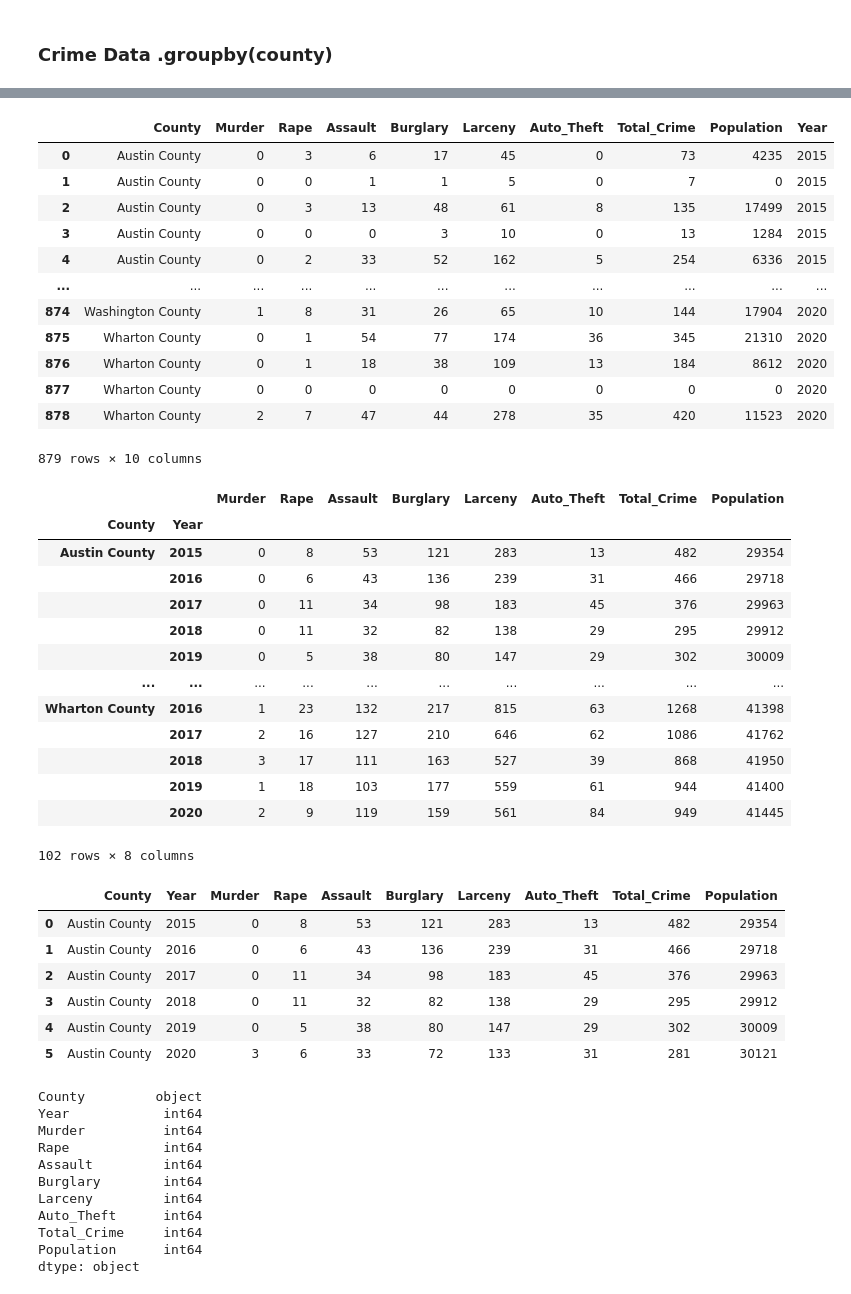
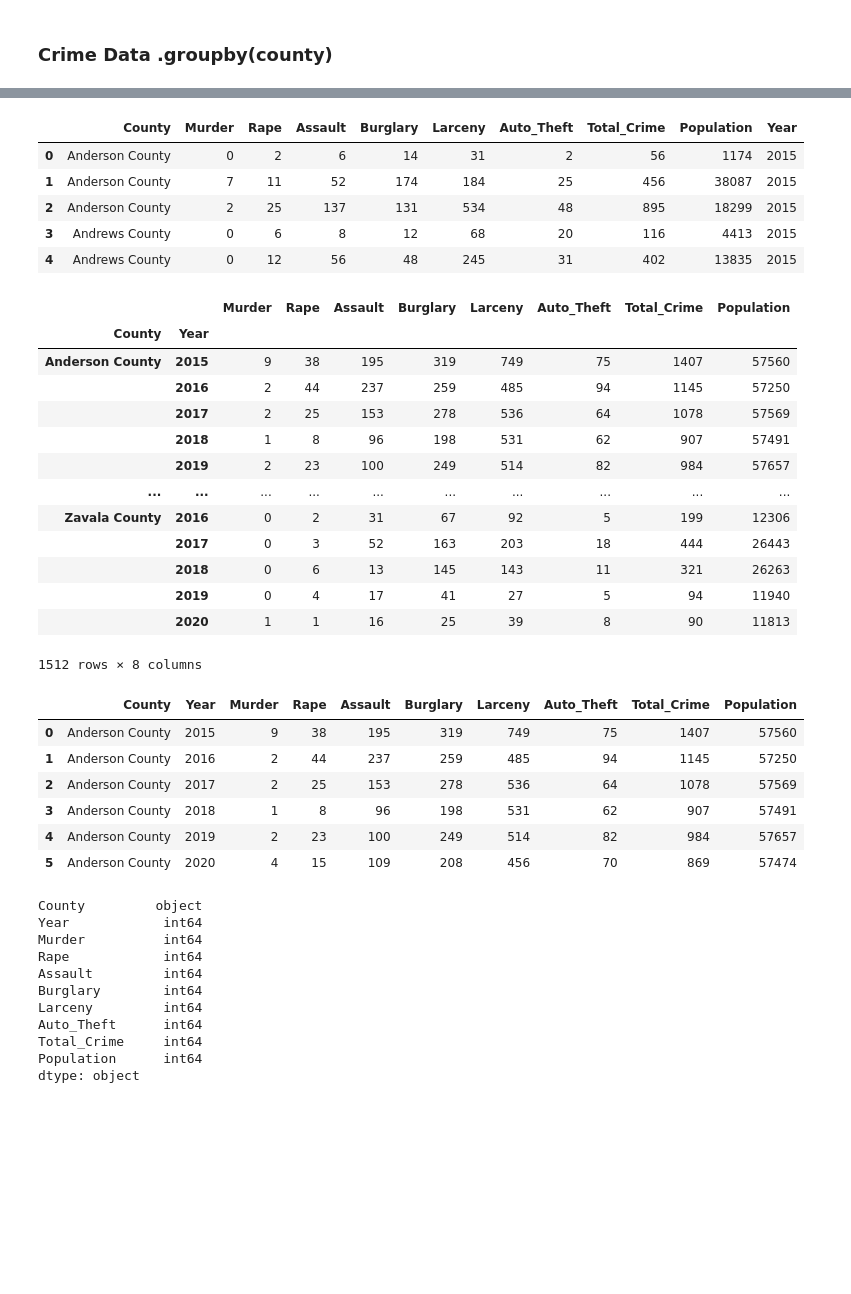
Before and after one commit to MiguelB512/Harris_Crime_Trends, a Jupyter notebook: Crime_Data_Analysis.ipynb, the cells around one changed output, grey strips where cells are left out. Cells and saved outputs as stored; diff of their text form; code cells hidden in the pictures; blank space fills up the shorter version.

```diff
--- a/Crime_Data_Analysis.ipynb
+++ b/Crime_Data_Analysis.ipynb
@@ -17,7 +17,8 @@ db_string = f"postgresql://bhmcd:{db_password}@crime-analysis.cnoedyl0m22c.us-ea
 engine = create_engine(db_string)
 # %%
 # Import CSV file
-df = pd.read_csv('Resources/CSV/Crime_Index_Greater_Houston_Area_2015_2020.csv')
+# CSV Texas-Crime-Index-2015-2020.csv which contains crime data for all of TX counties
+df = pd.read_csv('Resources/CSV/Texas-Crime-Index-2015-2020.csv')
 df.head(10)
 # %% [output]
 |  | AgencyName | Murder | Rape | Robbery | Assault | Burglary | Larceny | Auto Theft | Total | Population | ... |
@@ -176,51 +170,44 @@ counties_df
 # %%
 # Reorder columns
 new_column_order = ["County","Murder","Rape","Assault","Burglary","Larceny","Auto_Theft","Total_Crime","Population","Year"]
 counties_df = counties_df[new_column_order]
-counties_df
+counties_df.head()
 # %% [output]
 |  | County | Murder | Rape | Assault | Burglary | Larceny | Auto_Theft | Total_Crime | Population | Year |
-| 0 | Austin County | 0 | 3 | 6 | 17 | 45 | 0 | 73 | 4235 | 2015 |
-| 1 | Austin County | 0 | 0 | 1 | 1 | 5 | 0 | 7 | 0 | 2015 |
-| 2 | Austin County | 0 | 3 | 13 | 48 | 61 | 8 | 135 | 17499 | 2015 |
-| 3 | Austin County | 0 | 0 | 0 | 3 | 10 | 0 | 13 | 1284 | 2015 |
-| 4 | Austin County | 0 | 2 | 33 | 52 | 162 | 5 | 254 | 6336 | 2015 |
-| ... | ... | ... | ... | ... | ... | ... | ... | ... | ... | ... |
-| 874 | Washington County | 1 | 8 | 31 | 26 | 65 | 10 | 144 | 17904 | 2020 |
-| 875 | Wharton County | 0 | 1 | 54 | 77 | 174 | 36 | 345 | 21310 | 2020 |
-| 876 | Wharton County | 0 | 1 | 18 | 38 | 109 | 13 | 184 | 8612 | 2020 |
-| 877 | Wharton County | 0 | 0 | 0 | 0 | 0 | 0 | 0 | 0 | 2020 |
-| 878 | Wharton County | 2 | 7 | 47 | 44 | 278 | 35 | 420 | 11523 | 2020 |
+| 0 | Anderson County | 0 | 2 | 6 | 14 | 31 | 2 | 56 | 1174 | 2015 |
+| 1 | Anderson County | 7 | 11 | 52 | 174 | 184 | 25 | 456 | 38087 | 2015 |
+| 2 | Anderson County | 2 | 25 | 137 | 131 | 534 | 48 | 895 | 18299 | 2015 |
+| 3 | Andrews County | 0 | 6 | 8 | 12 | 68 | 20 | 116 | 4413 | 2015 |
+| 4 | Andrews County | 0 | 12 | 56 | 48 | 245 | 31 | 402 | 13835 | 2015 |
-879 rows × 10 columns
 # %%
 county_summary = counties_df.groupby(["County", "Year"]).sum()
 county_summary
 # %% [output]
 |  |  | Murder | Rape | Assault | Burglary | Larceny | Auto_Theft | Total_Crime | Population |
 | County | Year |  |  |  |  |  |  |  |  |
-| Austin County | 2015 | 0 | 8 | 53 | 121 | 283 | 13 | 482 | 29354 |
-|  | 2016 | 0 | 6 | 43 | 136 | 239 | 31 | 466 | 29718 |
-|  | 2017 | 0 | 11 | 34 | 98 | 183 | 45 | 376 | 29963 |
-|  | 2018 | 0 | 11 | 32 | 82 | 138 | 29 | 295 | 29912 |
-|  | 2019 | 0 | 5 | 38 | 80 | 147 | 29 | 302 | 30009 |
+| Anderson County | 2015 | 9 | 38 | 195 | 319 | 749 | 75 | 1407 | 57560 |
+|  | 2016 | 2 | 44 | 237 | 259 | 485 | 94 | 1145 | 57250 |
+|  | 2017 | 2 | 25 | 153 | 278 | 536 | 64 | 1078 | 57569 |
+|  | 2018 | 1 | 8 | 96 | 198 | 531 | 62 | 907 | 57491 |
+|  | 2019 | 2 | 23 | 100 | 249 | 514 | 82 | 984 | 57657 |
 | ... | ... | ... | ... | ... | ... | ... | ... | ... | ... |
-| Wharton County | 2016 | 1 | 23 | 132 | 217 | 815 | 63 | 1268 | 41398 |
-|  | 2017 | 2 | 16 | 127 | 210 | 646 | 62 | 1086 | 41762 |
-|  | 2018 | 3 | 17 | 111 | 163 | 527 | 39 | 868 | 41950 |
-|  | 2019 | 1 | 18 | 103 | 177 | 559 | 61 | 944 | 41400 |
-|  | 2020 | 2 | 9 | 119 | 159 | 561 | 84 | 949 | 41445 |
+| Zavala County | 2016 | 0 | 2 | 31 | 67 | 92 | 5 | 199 | 12306 |
+|  | 2017 | 0 | 3 | 52 | 163 | 203 | 18 | 444 | 26443 |
+|  | 2018 | 0 | 6 | 13 | 145 | 143 | 11 | 321 | 26263 |
+|  | 2019 | 0 | 4 | 17 | 41 | 27 | 5 | 94 | 11940 |
+|  | 2020 | 1 | 1 | 16 | 25 | 39 | 8 | 90 | 11813 |
-102 rows × 8 columns
+1512 rows × 8 columns
 # %%
 county_summary_df = pd.DataFrame(county_summary).reset_index()
 county_summary_df.head(6)
 # %% [output]
 |  | County | Year | Murder | Rape | Assault | Burglary | Larceny | Auto_Theft | Total_Crime | Population |
-| 0 | Austin County | 2015 | 0 | 8 | 53 | 121 | 283 | 13 | 482 | 29354 |
-| 1 | Austin County | 2016 | 0 | 6 | 43 | 136 | 239 | 31 | 466 | 29718 |
-| 2 | Austin County | 2017 | 0 | 11 | 34 | 98 | 183 | 45 | 376 | 29963 |
-| 3 | Austin County | 2018 | 0 | 11 | 32 | 82 | 138 | 29 | 295 | 29912 |
-| 4 | Austin County | 2019 | 0 | 5 | 38 | 80 | 147 | 29 | 302 | 30009 |
-| 5 | Austin County | 2020 | 3 | 6 | 33 | 72 | 133 | 31 | 281 | 30121 |
+| 0 | Anderson County | 2015 | 9 | 38 | 195 | 319 | 749 | 75 | 1407 | 57560 |
+| 1 | Anderson County | 2016 | 2 | 44 | 237 | 259 | 485 | 94 | 1145 | 57250 |
+| 2 | Anderson County | 2017 | 2 | 25 | 153 | 278 | 536 | 64 | 1078 | 57569 |
+| 3 | Anderson County | 2018 | 1 | 8 | 96 | 198 | 531 | 62 | 907 | 57491 |
+| 4 | Anderson County | 2019 | 2 | 23 | 100 | 249 | 514 | 82 | 984 | 57657 |
+| 5 | Anderson County | 2020 | 4 | 15 | 109 | 208 | 456 | 70 | 869 | 57474 |
 # %%
 county_summary_df.dtypes
 # %% [output]
```
Also changed, not shown: parts of 42 cells of this notebook, 1 other file.
